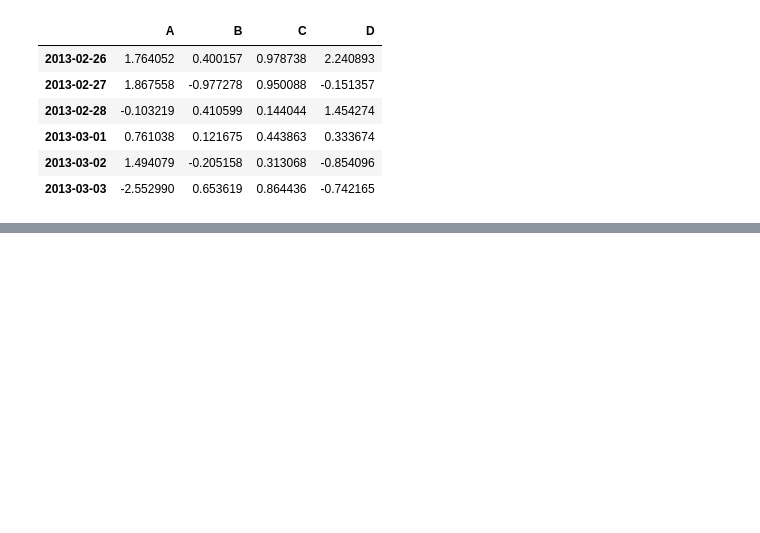
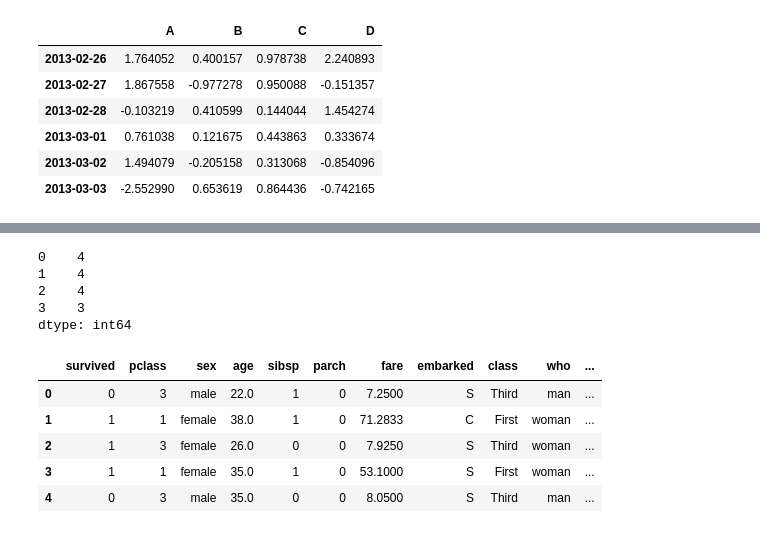
Before and after one commit to i-am-not-kangjik/playdata, a Jupyter notebook: python/pandas.ipynb, the cells around one changed output, grey strips where cells are left out. Saved outputs shown, nothing was run; the diff lists cells and outputs as text; code cells hidden in the pictures; blank space fills up the shorter version.

```diff
--- a/python/pandas.ipynb
+++ b/python/pandas.ipynb
@@ -573,0 +910,25 @@ df
+# %%
+# dataFrame에서는 각 열마다의 데이터 개수를 센다
+# NaN 값을 제외하고 개수를 센다.
+df.count()
+# %% [output]
+0    4
+1    4
+2    4
+3    3
+dtype: int64
+# %%
+# seaborn 패키지는 여러가지 데이터를 제공하고 있다.
+# 위에서 사용한 타이타닉 승객 데이터도 있다.
+# DataFrame으로 읽어올 수 있다.
+import seaborn as sns
+
+titanic = sns.load_dataset("titanic")
+titanic.head(5)
+# %% [output]
+|  | survived | pclass | sex | age | sibsp | parch | fare | embarked | class | who | ... |
+| 0 | 0 | 3 | male | 22.0 | 1 | 0 | 7.2500 | S | Third | man | ... |
+| 1 | 1 | 1 | female | 38.0 | 1 | 0 | 71.2833 | C | First | woman | ... |
+| 2 | 1 | 3 | female | 26.0 | 0 | 0 | 7.9250 | S | Third | woman | ... |
+| 3 | 1 | 1 | female | 35.0 | 1 | 0 | 53.1000 | S | First | woman | ... |
+| 4 | 0 | 3 | male | 35.0 | 0 | 0 | 8.0500 | S | Third | man | ... |
```
Also changed, not shown: parts of 82 cells of this notebook, 6 other files.
